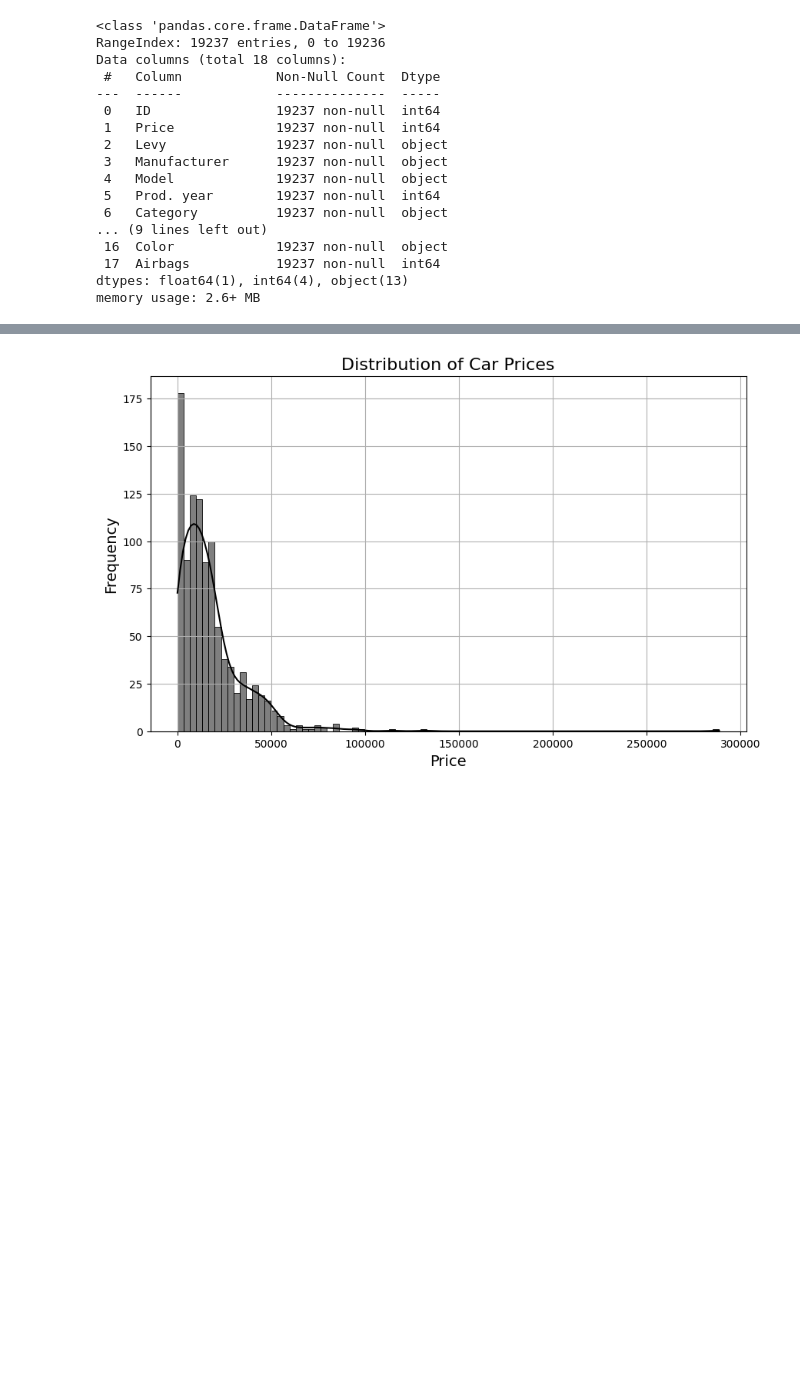
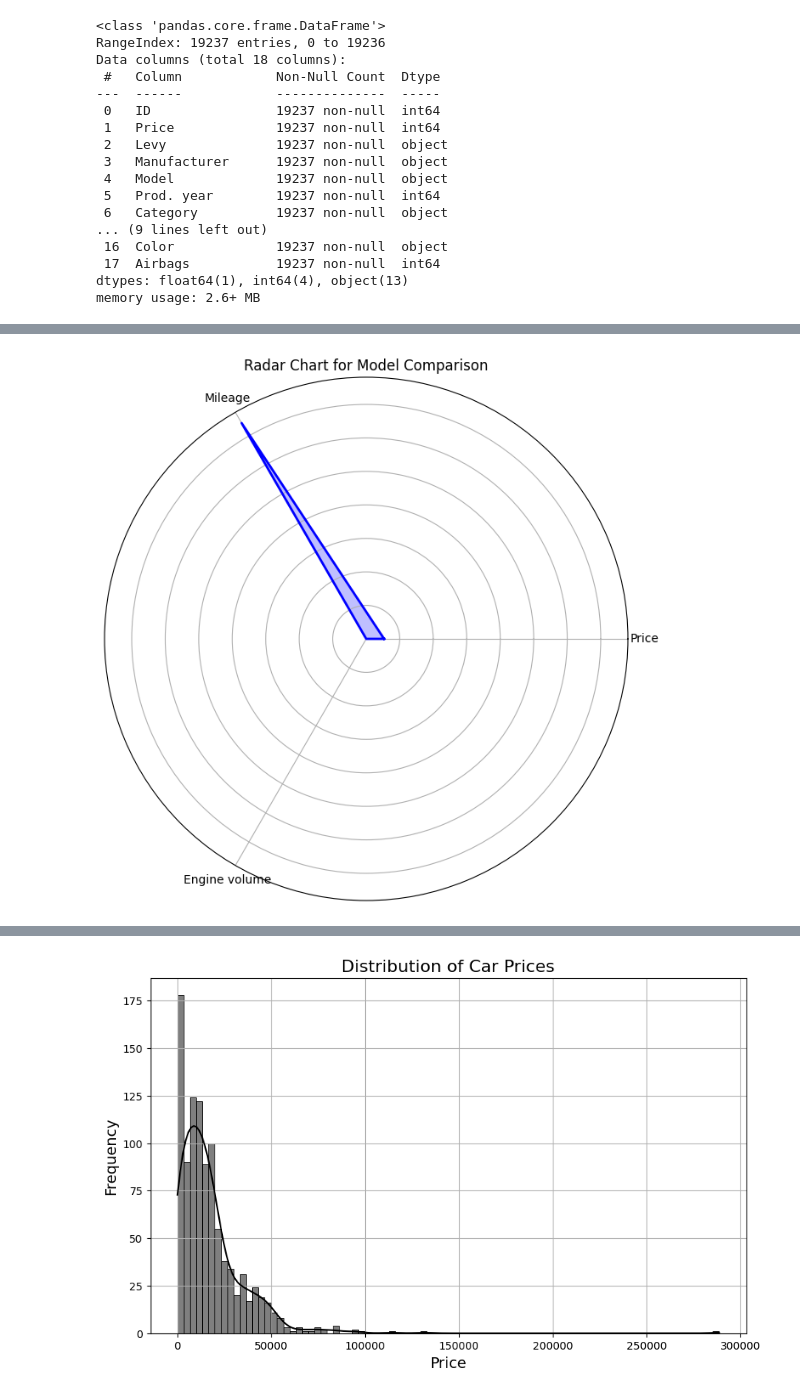
Before and after one commit to AliHShahid/CarPricePrediction, a Jupyter notebook: car-price-prediction.ipynb, the cells around one changed output, grey strips where cells are left out. Cells and saved outputs as stored; diff of their text form; code cells hidden in the pictures; blank space fills up the shorter version.

Commit message:
Kaggle Notebook | Car Price Prediction | Version 10

```diff
--- a/car-price-prediction.ipynb
+++ b/car-price-prediction.ipynb
@@ -58,0 +99,24 @@ memory usage: 2.6+ MB
+# %%
+import numpy as np
+
+# Sample data with averages for each model
+labels = np.array(['Price', 'Mileage', 'Engine volume'])
+values = np.array([13328, 186005, 3.5])
+num_vars = len(labels)
+
+# Create a radar chart
+angles = np.linspace(0, 2 * np.pi, num_vars, endpoint=False).tolist()
+values = np.concatenate((values,[values[0]]))
+angles += angles[:1]
+
+plt.figure(figsize=(8, 8))
+ax = plt.subplot(111, polar=True)
+ax.fill(angles, values, color='blue', alpha=0.25)
+ax.plot(angles, values, color='blue', linewidth=2)
+ax.set_yticklabels([])
+ax.set_xticks(angles[:-1])
+ax.set_xticklabels(labels)
+plt.title('Radar Chart for Model Comparison')
+plt.show()
+# %% [output]
+[figure, added]
```
Also changed, not shown: parts of 30 cells of this notebook.
